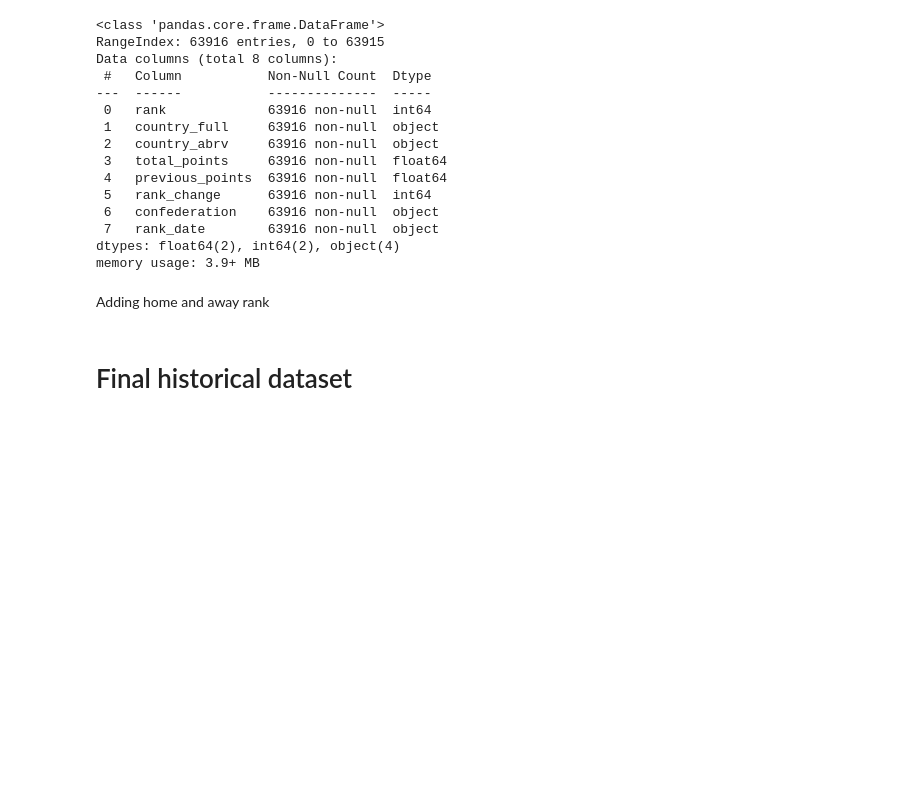
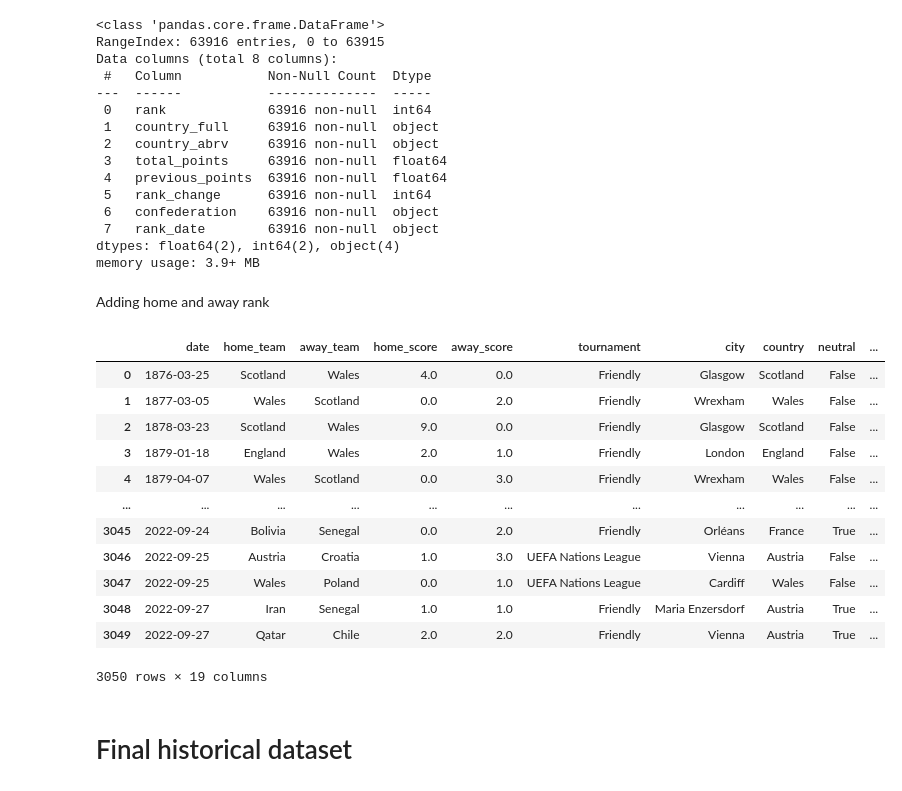
Before and after one commit to rafabandoni/world-cup-22-predict, a Jupyter notebook: predict_worldcup22.ipynb, the cells around one changed output. Saved outputs shown, nothing was run; the diff lists cells and outputs as text; code cells hidden in the pictures; blank space fills up the shorter version.

```diff
--- a/predict_worldcup22.ipynb
+++ b/predict_worldcup22.ipynb
@@ -23,0 +26,10 @@ from sklearn.ensemble import RandomForestRegressor
+# %%
+def add_rank(first_data, second_data, left_on, right_on, way_or_home):
+    first_data = first_data.merge(second_data,
+                                  left_on=left_on,
+                                  right_on=right_on,
+                                  how='left').rename(columns={
+                                    'rank' : f'{way_or_home}_rank',
+                                    'total_points' : f'{way_or_home}_ranking_points'
+                                  })
+    return first_data
@@ -234,3 +353,19 @@ historical_results_world_cup = historical_results_world_cup.merge(ranking, left_
+# %%
+historical_results_world_cup
+# %% [output]
+|  | date | home_team | away_team | home_score | away_score | tournament | city | country | neutral | ... |
+| 0 | 1876-03-25 | Scotland | Wales | 4.0 | 0.0 | Friendly | Glasgow | Scotland | False | ... |
+| 1 | 1877-03-05 | Wales | Scotland | 0.0 | 2.0 | Friendly | Wrexham | Wales | False | ... |
+| 2 | 1878-03-23 | Scotland | Wales | 9.0 | 0.0 | Friendly | Glasgow | Scotland | False | ... |
+| 3 | 1879-01-18 | England | Wales | 2.0 | 1.0 | Friendly | London | England | False | ... |
+| 4 | 1879-04-07 | Wales | Scotland | 0.0 | 3.0 | Friendly | Wrexham | Wales | False | ... |
+| ... | ... | ... | ... | ... | ... | ... | ... | ... | ... | ... |
+| 3045 | 2022-09-24 | Bolivia | Senegal | 0.0 | 2.0 | Friendly | Orléans | France | True | ... |
+| 3046 | 2022-09-25 | Austria | Croatia | 1.0 | 3.0 | UEFA Nations League | Vienna | Austria | False | ... |
+| 3047 | 2022-09-25 | Wales | Poland | 0.0 | 1.0 | UEFA Nations League | Cardiff | Wales | False | ... |
+| 3048 | 2022-09-27 | Iran | Senegal | 1.0 | 1.0 | Friendly | Maria Enzersdorf | Austria | True | ... |
+| 3049 | 2022-09-27 | Qatar | Chile | 2.0 | 2.0 | Friendly | Vienna | Austria | True | ... |
+3050 rows × 19 columns
 # %% [markdown]
 # Final historical dataset
 # %%
```
Also changed, not shown: parts of 9 cells of this notebook, 4 other files.
